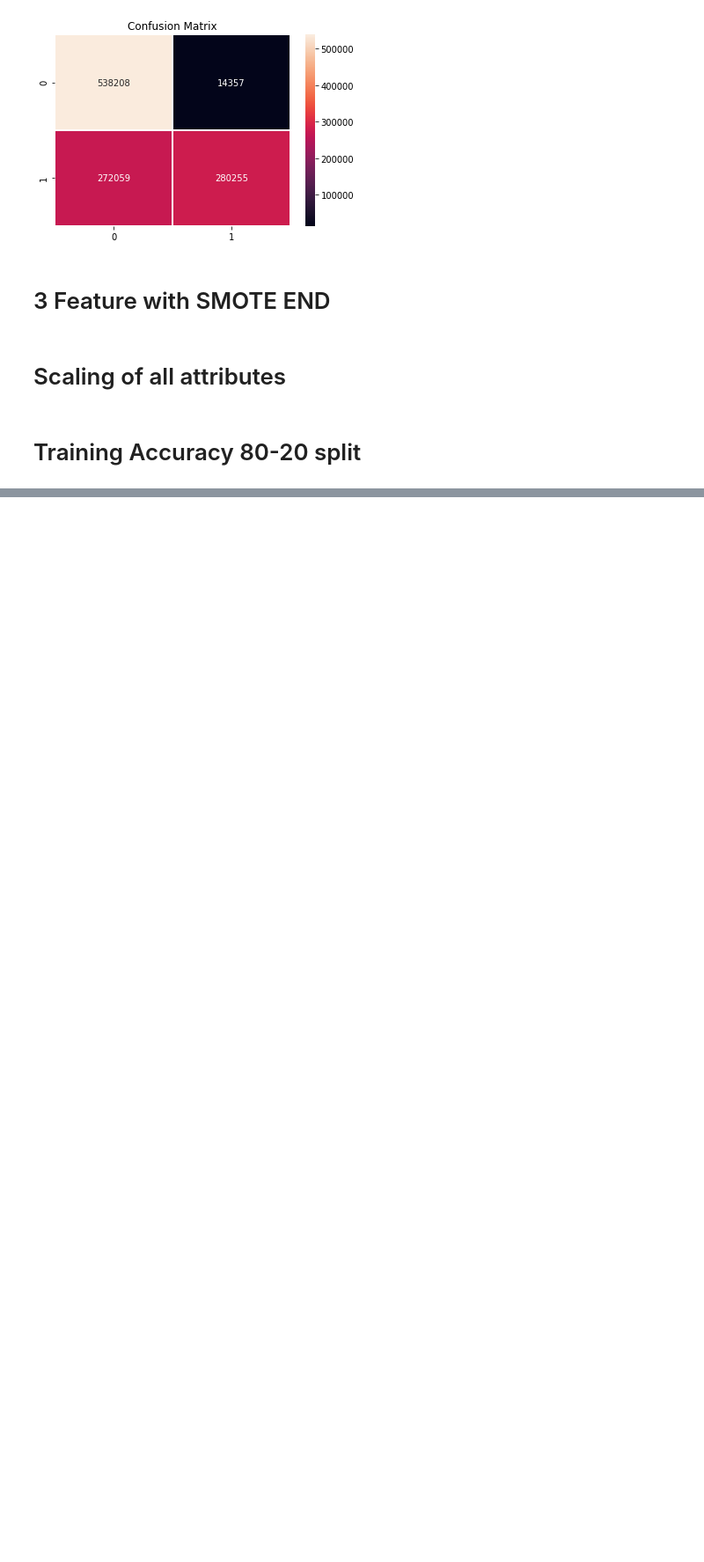
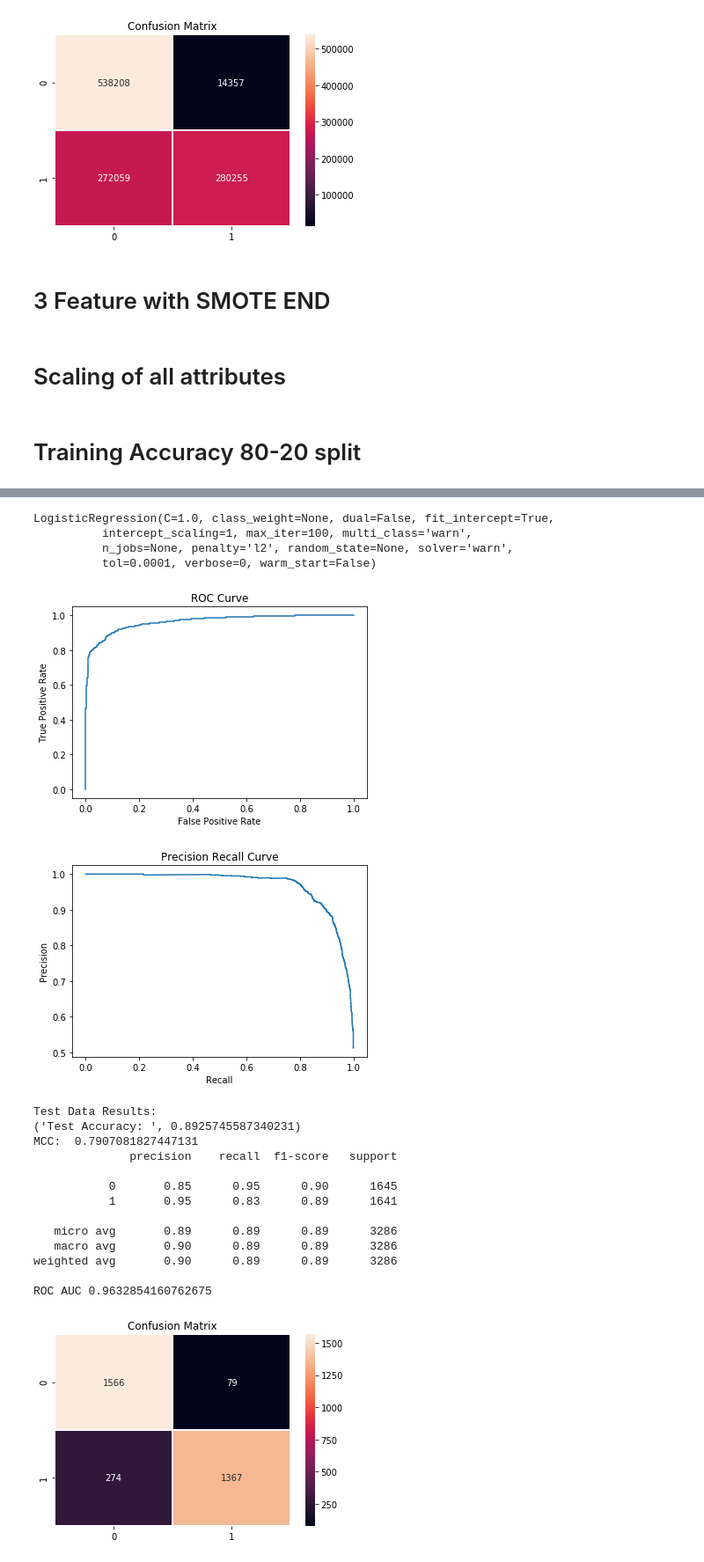
Before and after one commit to ajain0395/fraud-detection, a Jupyter notebook: code/sml_project_2g.ipynb, the cells around one changed output, grey strips where cells are left out. Shown: that part at 88% size. Drawn from its saved outputs; the diff is of its cells as text; code cells hidden in the pictures; blank space fills up the shorter version.

```diff
--- a/code/sml_project_2g.ipynb
+++ b/code/sml_project_2g.ipynb
@@ -550,0 +765,23 @@ weighted avg       1.00      0.99      0.99    554082
+# %%
+reports_test(LogisticRegression(),trainX3dout,trainY,testX3dout,testY)
+# %% [output]
+LogisticRegression(C=1.0, class_weight=None, dual=False, fit_intercept=True,
+          intercept_scaling=1, max_iter=100, multi_class='warn',
+          n_jobs=None, penalty='l2', random_state=None, solver='warn',
+          tol=0.0001, verbose=0, warm_start=False)
+[figure, added]
+[figure, added]
+Test Data Results:
+('Test Accuracy: ', 0.8925745587340231)
+MCC:  0.7907081827447131
+              precision    recall  f1-score   support
+
+           0       0.85      0.95      0.90      1645
+           1       0.95      0.83      0.89      1641
+
+   micro avg       0.89      0.89      0.89      3286
+   macro avg       0.90      0.89      0.89      3286
+weighted avg       0.90      0.89      0.89      3286
+
+ROC AUC 0.9632854160762675
+[figure, added]
```
Also changed, not shown: parts of 55 cells of this notebook.
